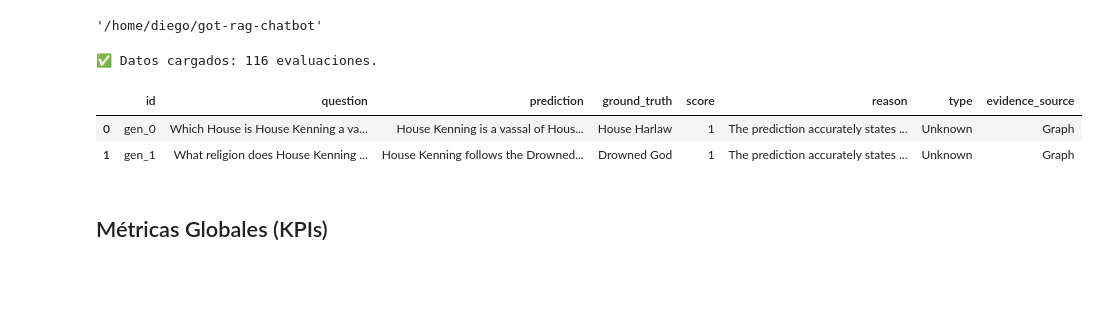
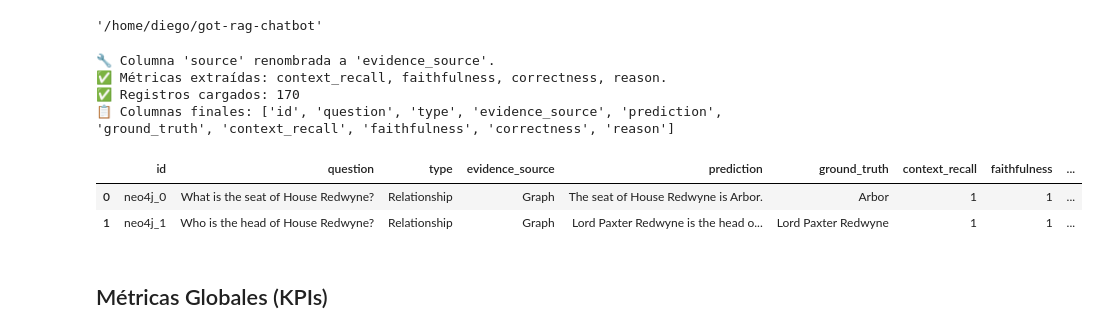
Before and after one commit to DiegoPaezA/got-rag-chatbot, a Jupyter notebook: notebook_experiments/04_analysis_judge.ipynb, the cells around one changed output. Saved outputs shown, nothing was run; the diff lists cells and outputs as text; code cells hidden in the pictures; blank space fills up the shorter version.

Commit message:
results analysis

```diff
--- a/notebook_experiments/04_analysis_judge.ipynb
+++ b/notebook_experiments/04_analysis_judge.ipynb
@@ -18,32 +59,25 @@ main_dir
 # %%
-# Ruta al archivo de resultados generado por el Juez
+RESULTS_PATH = os.path.join(main_dir, 'data', 'eval', 'evaluation_results_neo4j_v1.jsonl')
 
-RESULTS_PATH = os.path.join(main_dir, 'data', 'eval', 'evaluation_results_6.jsonl')
+# Cargar y verificar
+df = load_and_process_results(RESULTS_PATH)
 
-def load_results(path):
-    if not os.path.exists(path):
-        print(f"❌ No se encontró el archivo: {path}")
-        return pd.DataFrame()
+print(f"✅ Registros cargados: {len(df)}")
+print(f"📋 Columnas finales: {df.columns.tolist()}")
 
-    # Leemos línea por línea para evitar errores de parseo masivo
-    data = []
-    with open(path, 'r', encoding='utf-8') as f:
-        for line in f:
-            try:
-                data.append(json.loads(line))
-            except json.JSONDecodeError:
-                continue
-    return pd.DataFrame(data)
-
-df = load_results(RESULTS_PATH)
-
-print(f"✅ Datos cargados: {len(df)} evaluaciones.")
-df.head(2)
+# Verificar que 'evidence_source' existe ahora
+if 'evidence_source' not in df.columns:
+    print("⚠️ ALERTA: La columna 'evidence_source' sigue faltando. Verifica el archivo jsonl.")
+else:
+    display(df.head(2))
 # %% [output]
-✅ Datos cargados: 116 evaluaciones.
+🔧 Columna 'source' renombrada a 'evidence_source'.
+✅ Métricas extraídas: context_recall, faithfulness, correctness, reason.
+✅ Registros cargados: 170
+📋 Columnas finales: ['id', 'question', 'type', 'evidence_source', 'prediction', 'ground_truth', 'context_recall', 'faithfulness', 'correctness', 'reason']
-|  | id | question | prediction | ground_truth | score | reason | type | evidence_source |
-| 0 | gen_0 | Which House is House Kenning a va... | House Kenning is a vassal of Hous... | House Harlaw | 1 | The prediction accurately states ... | Unknown | Graph |
-| 1 | gen_1 | What religion does House Kenning ... | House Kenning follows the Drowned... | Drowned God | 1 | The prediction accurately states ... | Unknown | Graph |
+|  | id | question | type | evidence_source | prediction | ground_truth | context_recall | faithfulness | ... |
+| 0 | neo4j_0 | What is the seat of House Redwyne? | Relationship | Graph | The seat of House Redwyne is Arbor. | Arbor | 1 | 1 | ... |
+| 1 | neo4j_1 | Who is the head of House Redwyne? | Relationship | Graph | Lord Paxter Redwyne is the head o... | Lord Paxter Redwyne | 1 | 1 | ... |
 # %% [markdown]
 ## Métricas Globales (KPIs)
 # %%
```
Also changed, not shown: parts of 4 cells of this notebook.
